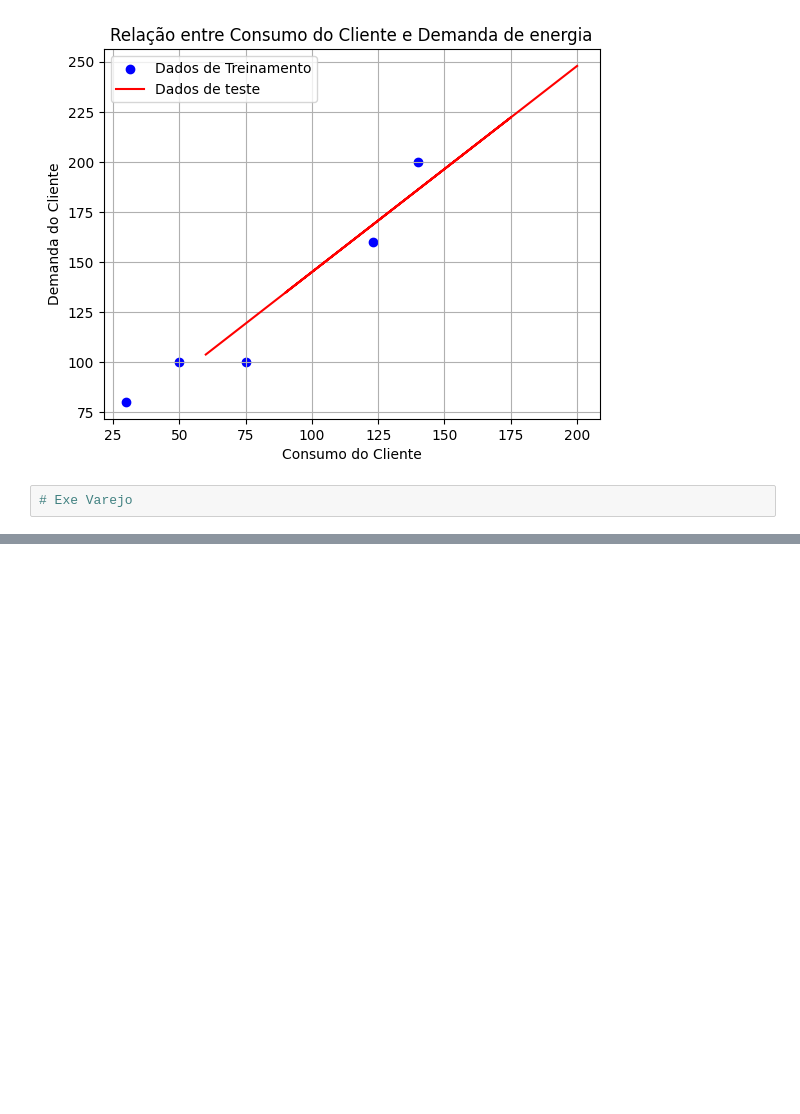
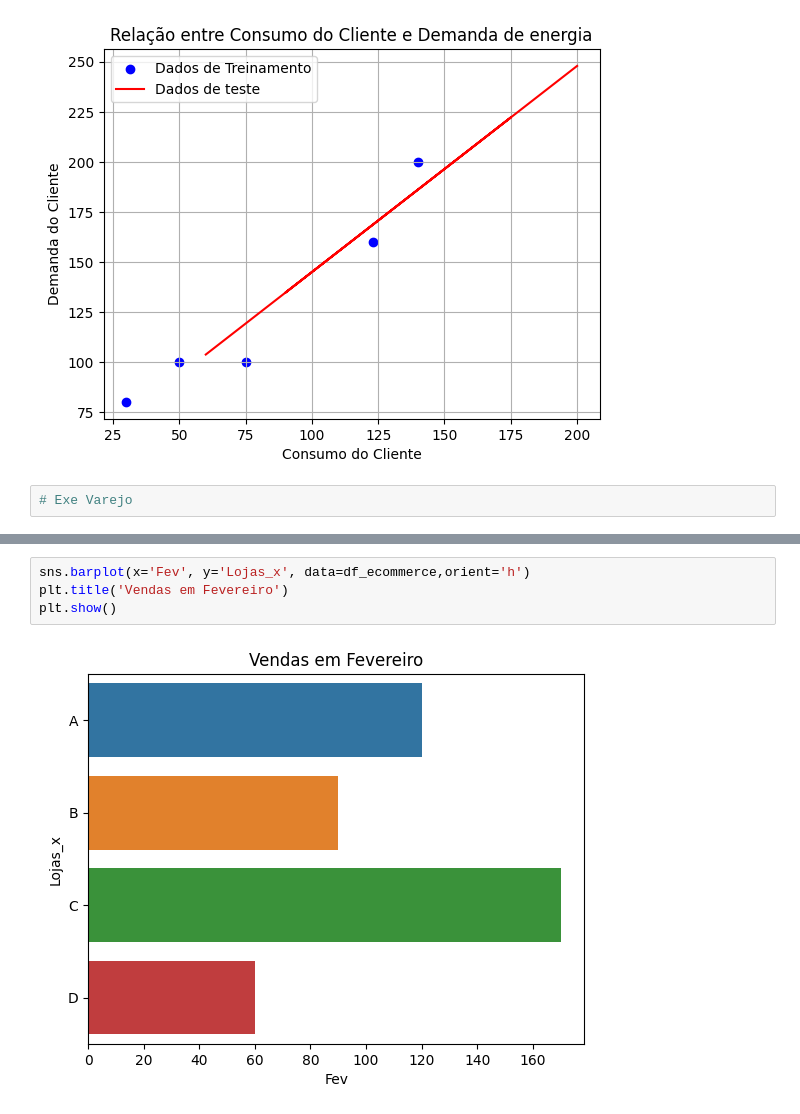
Before and after one commit to Guga-Sistemas/IA-T1, a Jupyter notebook: aula 05/config.ipynb, the cells around one changed output, grey strips where cells are left out. Drawn from its saved outputs; the diff is of its cells as text; blank space fills up the shorter version.

```diff
--- a/aula 05/config.ipynb
+++ b/aula 05/config.ipynb
@@ -216,0 +270,6 @@ vendas_df_n.head()
+# %%
+sns.barplot(x='Fev', y='Lojas_x', data=df_ecommerce,orient='h')
+plt.title('Vendas em Fevereiro')
+plt.show()
+# %% [output]
+[figure, added]
```
Also changed, not shown: parts of 13 cells of this notebook.
